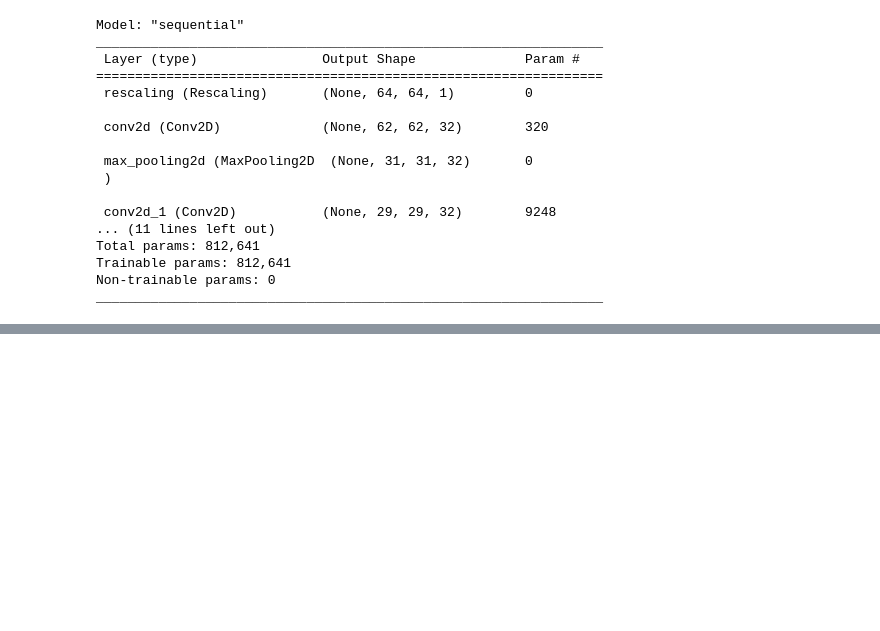
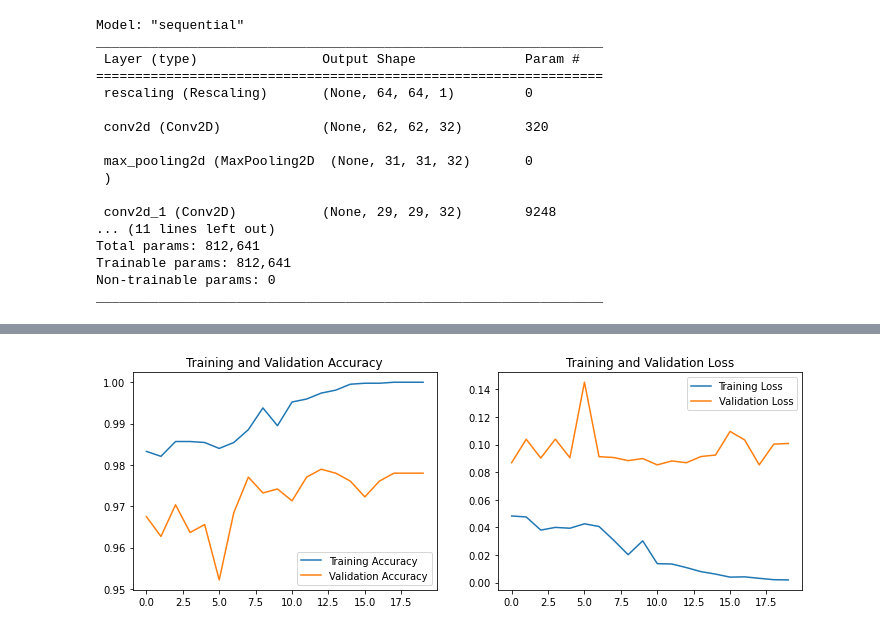
Before and after one commit to kjspring/Pneumonia-detection-using-CNN, a Jupyter notebook: notebook.ipynb, the cells around one changed output, grey strips where cells are left out. Saved outputs shown, nothing was run; the diff lists cells and outputs as text; code cells hidden in the pictures; blank space fills up the shorter version.

Commit message:
Update notebook.ipynb
Adding pretrained model

```diff
--- a/notebook.ipynb
+++ b/notebook.ipynb
@@ -139,10 +137,10 @@ from keras.metrics import SpecificityAtSensitivity
 cnn = Sequential()
 
 # Rescaling
-cnn.add(Rescaling(1./255, input_shape=(img_height, img_width, 1)))
+cnn.add(Rescaling(1./255, input_shape=(img_height, img_width, grayscale)))
 
 #Convolution
-cnn.add(Conv2D(32, (3, 3), activation="relu", input_shape=(64, 64, 1)))
+cnn.add(Conv2D(32, (3, 3), activation="relu", input_shape=(img_height, img_width, grayscale)))
 
 #Pooling
 cnn.add(MaxPooling2D(pool_size = (2, 2)))
@@ -249,0 +220,25 @@ print('The testing accuracy is :',test_accu[1]*100, '%')
+# %%
+# Visualize training results
+acc = cnn_model.history['accuracy']
+val_acc = cnn_model.history['val_accuracy']
+
+loss = cnn_model.history['loss']
+val_loss = cnn_model.history['val_loss']
+
+epochs_range = range(epochs)
+
+plt.figure(figsize=(12, 4))
+plt.subplot(1, 2, 1)
+plt.plot(epochs_range, acc, label='Training Accuracy')
+plt.plot(epochs_range, val_acc, label='Validation Accuracy')
+plt.legend(loc='lower right')
+plt.title('Training and Validation Accuracy')
+
+plt.subplot(1, 2, 2)
+plt.plot(epochs_range, loss, label='Training Loss')
+plt.plot(epochs_range, val_loss, label='Validation Loss')
+plt.legend(loc='upper right')
+plt.title('Training and Validation Loss')
+plt.show()
+# %% [output]
+[figure, added]
```
Also changed, not shown: parts of 19 cells of this notebook.
